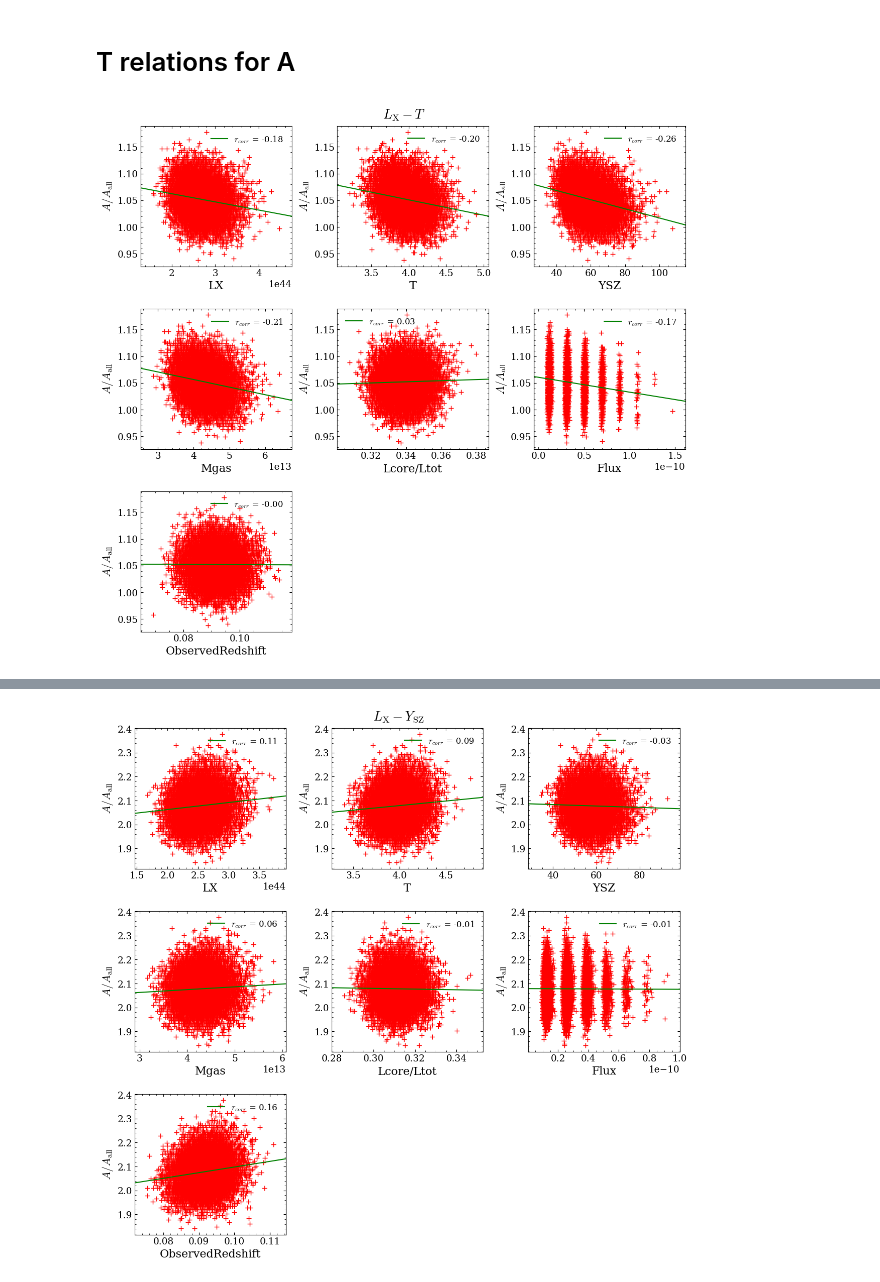
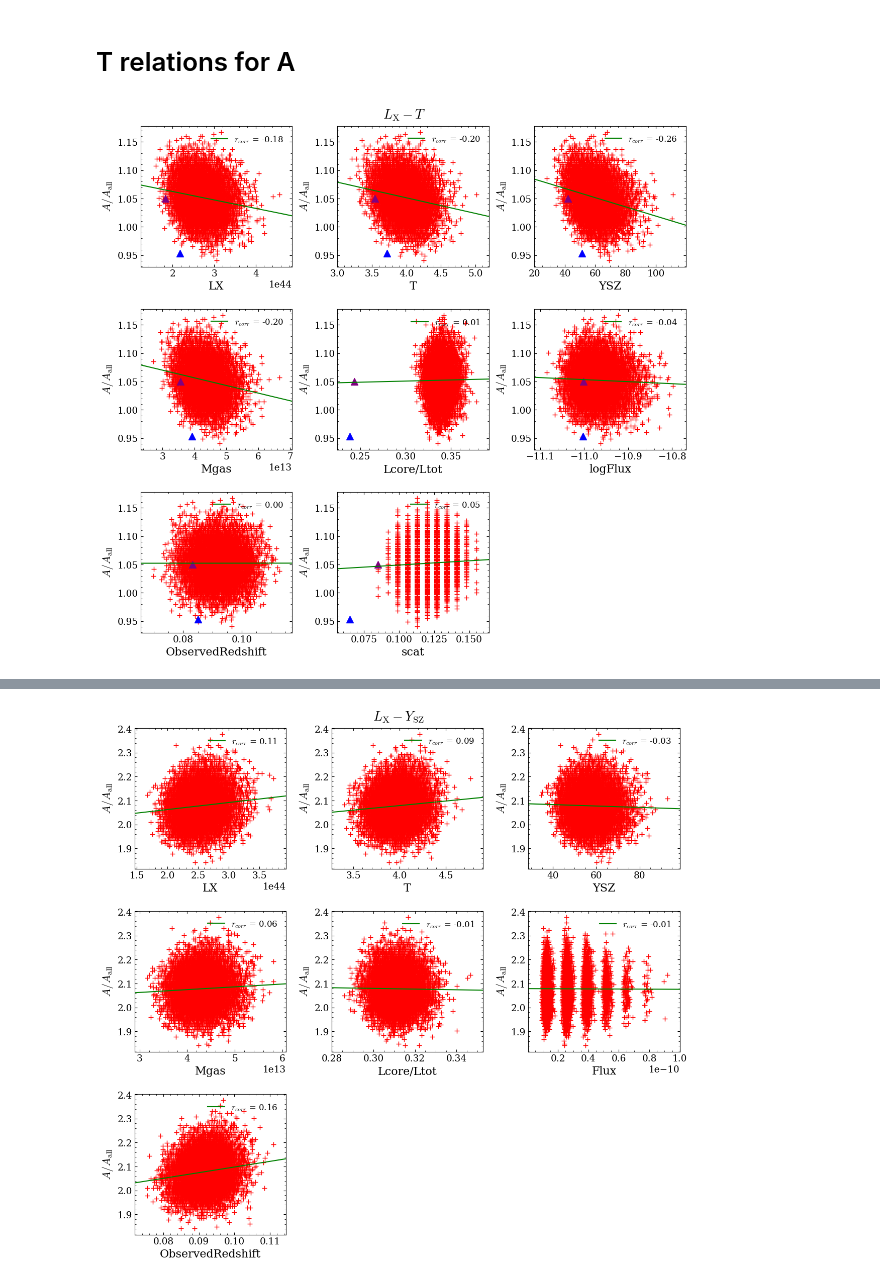
Before and after one commit to YujieH3/anisotropy-flamingo, a Jupyter notebook: notebooks/18check_physical_properties_corr.ipynb, the cells around one changed output, grey strips where cells are left out. Saved outputs shown, nothing was run; the diff lists cells and outputs as text; code cells hidden in the pictures.

```diff
--- a/notebooks/18check_physical_properties_corr.ipynb
+++ b/notebooks/18check_physical_properties_corr.ipynb
@@ -25,44 +25,78 @@ data
 | 9998 | 0.209298 | 2.5540 | 0.113 | 3.872342 | 2.374180e+44 | 48.976006 | 4.013383e+13 | 0.332678 | 1.275364e-11 | 0.090878 |
 | 9999 | 0.204251 | 2.5000 | 0.113 | 4.150823 | 2.801023e+44 | 61.832161 | 4.546807e+13 | 0.334677 | 1.094862e-11 | 0.102702 |
 10000 rows × 10 columns
+# %%
+def sample_key_name(key):
+    if key == 'LX':
+        return cf.COLUMNS['LX']
+    elif key == 'T':
+        return cf.COLUMNS['T']
+    elif key == 'Mgas':
+        return cf.COLUMNS['M']
+    elif key == 'YSZ':
+        return cf.COLUMNS['YSZ']
+    else:
+        return key
 # %% [markdown]
 # T relations for A
 # %%
 data = pd.read_csv('../data/fits/physical-properties-corr-LX-T-60deg.csv')
+
+# Plot the dipole
+samples = pd.read_csv('../data/samples-lightcone0-clean.csv')
+dtheta = cf.angular_separation(samples['phi_on_lc'], samples['theta_on_lc'], -64, 32)
+p_dipoles = samples[:313][dtheta[:313] < 75]
+n_dipoles = samples[:313][dtheta[:313] > 105]
 
 fig, ax = plt.subplots(3, 3, figsize=(14, 12))
 fig.suptitle('$L_\\mathrm{{X}}-T$', )
 fig.subplots_adjust(top=0.95, hspace=0.3, wspace=0.3)
 
 idx = 0
-keys = ['LX', 'T', 'YSZ', 'Mgas', 'Lcore/Ltot', 'Flux', 'ObservedRedshift']
+keys = ['LX', 'T', 'YSZ', 'Mgas', 'Lcore/Ltot', 'logFlux', 'ObservedRedshift', 'scat']
 for row in ax:
     for subax in row:
         if idx >= len(keys):
             fig.delaxes(subax)
         else:
+            # Plot the whole sky
             Y = 10**data['logA']/1.514
             X = data[keys[idx]]
-
             subax.scatter(X, Y, marker='+', color='r', s=50, linewidths=1)
 
-            xmin = np.min(X)
-            xmax = np.max(X)
+            # The dipole
+            py = 1.590/1.514
+            ny = 1.444/1.514
+            sample_key = sample_key_name(keys[idx])
+            if keys[idx] == 'scat':
+                px = 0.085
+                nx = 0.065
+            elif keys[idx] == 'logFlux':
+                px = np.mean(np.log10(p_dipoles['Flux']))
+                nx = np.mean(np.log10(n_dipoles['Flux']))
+            else:
+                px = np.mean(p_dipoles[sample_key])
+                nx = np.mean(n_dipoles[sample_key])
+            subax.scatter(px, py, marker='^', color='purple', s=100)
+            subax.scatter(nx, ny, marker='^', color='blue', s=100)
+
+            xmin = np.min(np.append(X, [px, nx]))
+            xmax = np.max(np.append(X, [px, nx]))
             xlen = xmax - xmin
             # fit a line
             m, b = np.polyfit(X, Y, 1)
             x = np.linspace(xmin - 0.1*xlen, xmax + 0.1*xlen, 100)
             subax.plot(x, m*x + b, color='g', label='$r_{{corr}}$ = {:.2f}'.format(np.corrcoef(X, Y)[0,1]))
             subax.set_xlim(xmin - 0.1*xlen, xmax + 0.1*xlen)
 
-            subax.legend()
+            subax.legend(loc='upper right')
             subax.set_xlabel(keys[idx])
             subax.set_ylabel('$A/A_\\mathrm{all}$')
 
         idx += 1
 
 plt.show()
 # %% [output]
-[figure, old version]
+[figure, new version]
 # %%
 data = pd.read_csv('../data/fits/physical-properties-corr-YSZ-T-60deg.csv')
```
Also changed, not shown: parts of 2 cells of this notebook, 5 other files.
